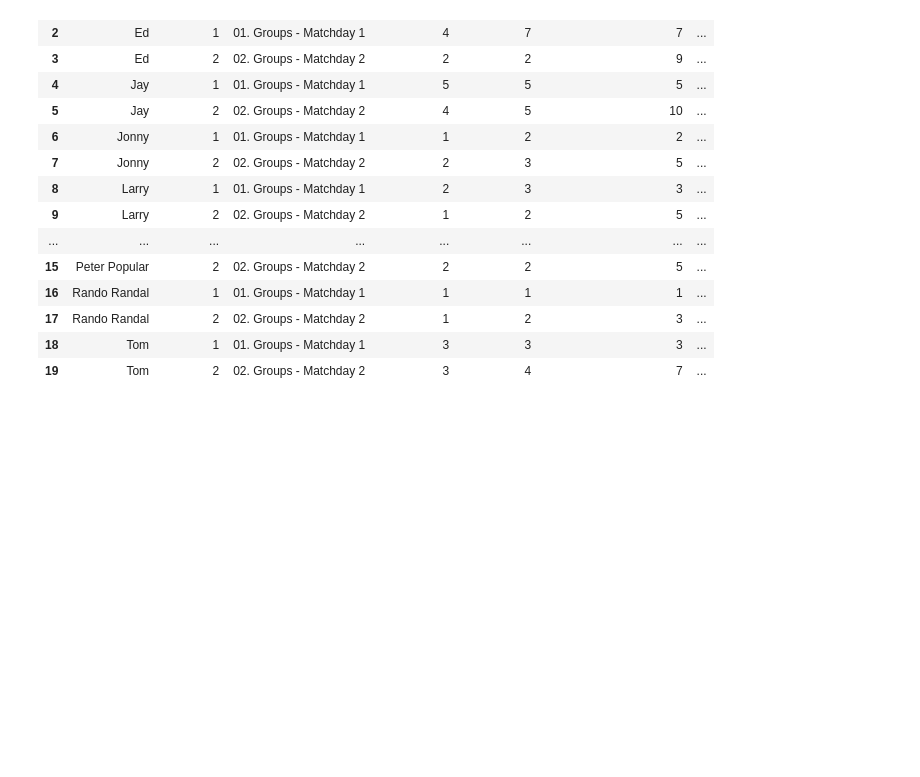
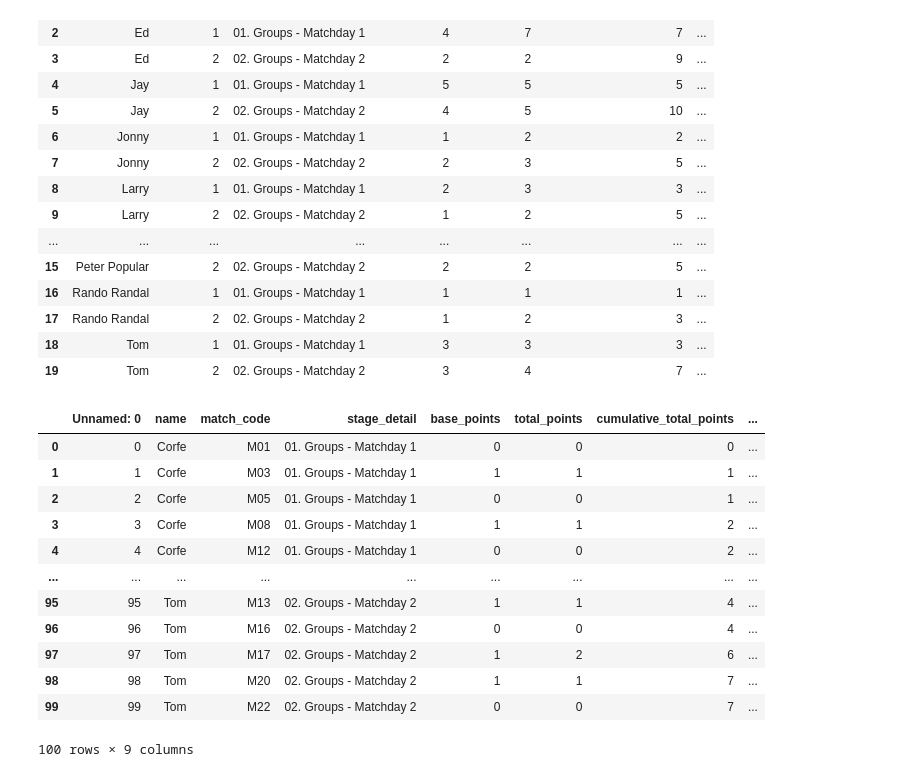
Before and after one commit to tmorgan94/euro2024-predictions, a Jupyter notebook: euro2024_predictions.ipynb, the cells around one changed output. Cells and saved outputs as stored; diff of their text form; code cells hidden in the pictures; blank space fills up the shorter version.

```diff
--- a/euro2024_predictions.ipynb
+++ b/euro2024_predictions.ipynb
@@ -433,6 +430,23 @@ vs_mean_match_code_df[['name', 'match_code', 'cumulative_total_points', 'cumulat
 
 # write to csv
 vs_mean_match_code_df.to_csv('data/vs_mean_match_code_df.csv')
+# %%
+vs_mean_match_code_df = pd.read_csv('data/vs_mean_match_code_df.csv')
+vs_mean_match_code_df
+# %% [output]
+|  | Unnamed: 0 | name | match_code | stage_detail | base_points | total_points | cumulative_total_points | ... |
+| 0 | 0 | Corfe | M01 | 01. Groups - Matchday 1 | 0 | 0 | 0 | ... |
+| 1 | 1 | Corfe | M03 | 01. Groups - Matchday 1 | 1 | 1 | 1 | ... |
+| 2 | 2 | Corfe | M05 | 01. Groups - Matchday 1 | 0 | 0 | 1 | ... |
+| 3 | 3 | Corfe | M08 | 01. Groups - Matchday 1 | 1 | 1 | 2 | ... |
+| 4 | 4 | Corfe | M12 | 01. Groups - Matchday 1 | 0 | 0 | 2 | ... |
+| ... | ... | ... | ... | ... | ... | ... | ... | ... |
+| 95 | 95 | Tom | M13 | 02. Groups - Matchday 2 | 1 | 1 | 4 | ... |
+| 96 | 96 | Tom | M16 | 02. Groups - Matchday 2 | 0 | 0 | 4 | ... |
+| 97 | 97 | Tom | M17 | 02. Groups - Matchday 2 | 1 | 2 | 6 | ... |
+| 98 | 98 | Tom | M20 | 02. Groups - Matchday 2 | 1 | 1 | 7 | ... |
+| 99 | 99 | Tom | M22 | 02. Groups - Matchday 2 | 0 | 0 | 7 | ... |
+100 rows × 9 columns
 # %%
 # Plot the difference vs mean over time using Plotly
 fig = px.line(vs_mean_match_code_df, x='match_code', y='difference', color='name',
```
Also changed, not shown: parts of 15 cells of this notebook, 12 other files.
